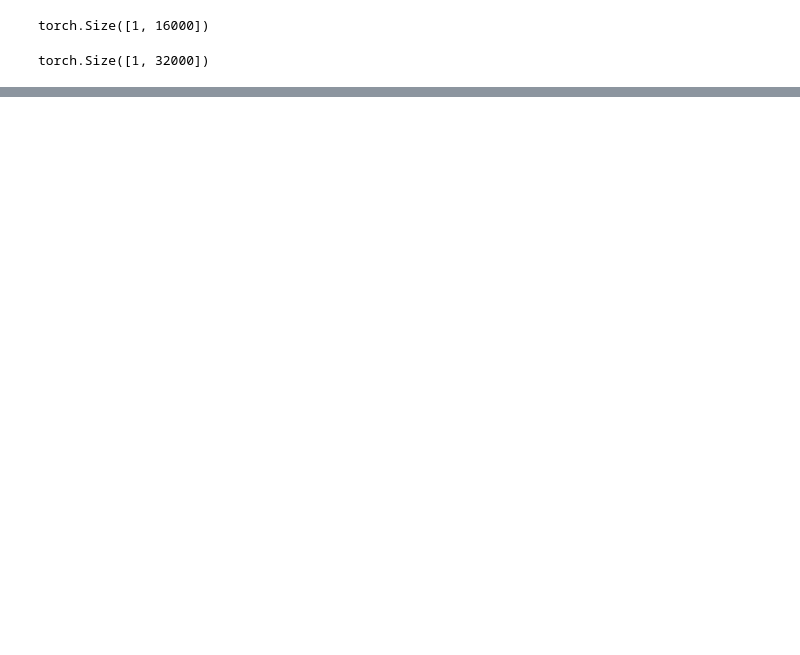
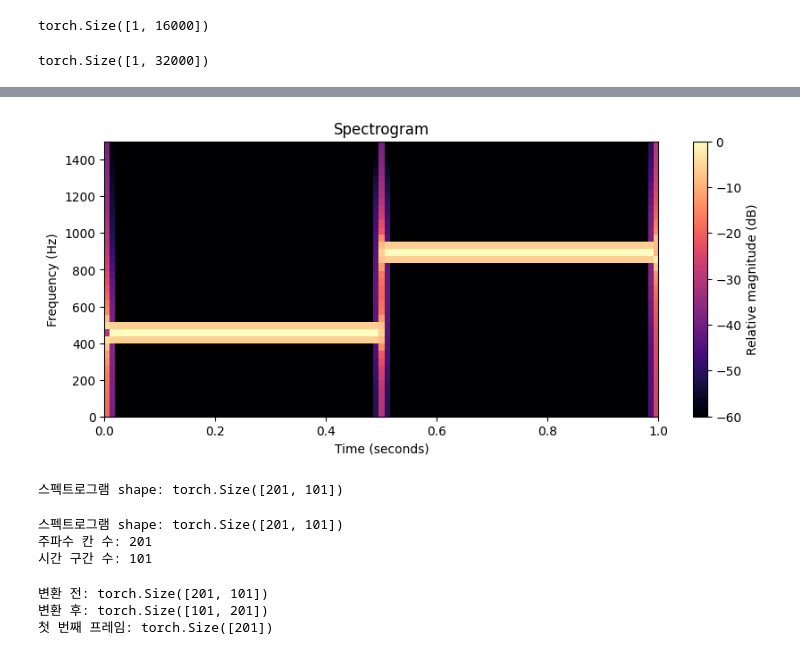
Before and after one commit to min-gyu-jeon/ai-study, a Jupyter notebook: asr-study/01_waveform.ipynb, the cells around one changed output, grey strips where cells are left out. Drawn from its saved outputs; the diff is of its cells as text; code cells hidden in the pictures; blank space fills up the shorter version.

```diff
--- a/asr-study/01_waveform.ipynb
+++ b/asr-study/01_waveform.ipynb
@@ -79,0 +186,67 @@ Audio(waveform[0].numpy(), rate=sample_rate, normalize=False)
+# %%
+# 한 번에 살펴볼 구간은 400개 샘플, 다음 구간까지는 160개 샘플 이동
+window_size = 400
+hop_size = 160
+
+window = torch.hann_window(window_size)
+
+# 짧은 구간마다 주파수 성분을 계산
+spectrum = torch.stft(
+    waveform,
+    n_fft=window_size,
+    hop_length=hop_size,
+    window=window,
+    return_complex=True,
+)
+
+magnitude = torch.abs(spectrum)
+
+# 가장 큰 값을 기준으로 상대적인 크기를 dB로 표현
+magnitude_db = 20 * torch.log10(magnitude.clamp_min(1e-10))
+magnitude_db = magnitude_db - magnitude_db.max()
+
+plt.figure(figsize=(10, 4))
+plt.imshow(
+    magnitude_db.numpy(),
+    origin="lower",
+    aspect="auto",
+    extent=[0, len(waveform) / sample_rate, 0, sample_rate / 2],
+    cmap="magma",
+    vmin=-60,
+    vmax=0,
+)
+
+plt.ylim(0, 1500)
+plt.xlabel("Time (seconds)")
+plt.ylabel("Frequency (Hz)")
+plt.title("Spectrogram")
+plt.colorbar(label="Relative magnitude (dB)")
+plt.show()
+
+print("스펙트로그램 shape:", magnitude.shape)
+# %% [output]
+[figure, added]
+스펙트로그램 shape: torch.Size([201, 101])
+# %%
+print("스펙트로그램 shape:", magnitude.shape)
+
+num_frequencies = magnitude.shape[0]
+num_frames = magnitude.shape[1]
+
+print("주파수 칸 수:", num_frequencies)
+print("시간 구간 수:", num_frames)
+# %% [output]
+스펙트로그램 shape: torch.Size([201, 101])
+주파수 칸 수: 201
+시간 구간 수: 101
+# %%
+# [주파수, 시간] → [시간, 주파수]
+features = magnitude.transpose(0, 1)
+
+print("변환 전:", magnitude.shape)
+print("변환 후:", features.shape)
+print("첫 번째 프레임:", features[0].shape)
+# %% [output]
+변환 전: torch.Size([201, 101])
+변환 후: torch.Size([101, 201])
+첫 번째 프레임: torch.Size([201])
```
Also changed, not shown: parts of 9 cells of this notebook.
